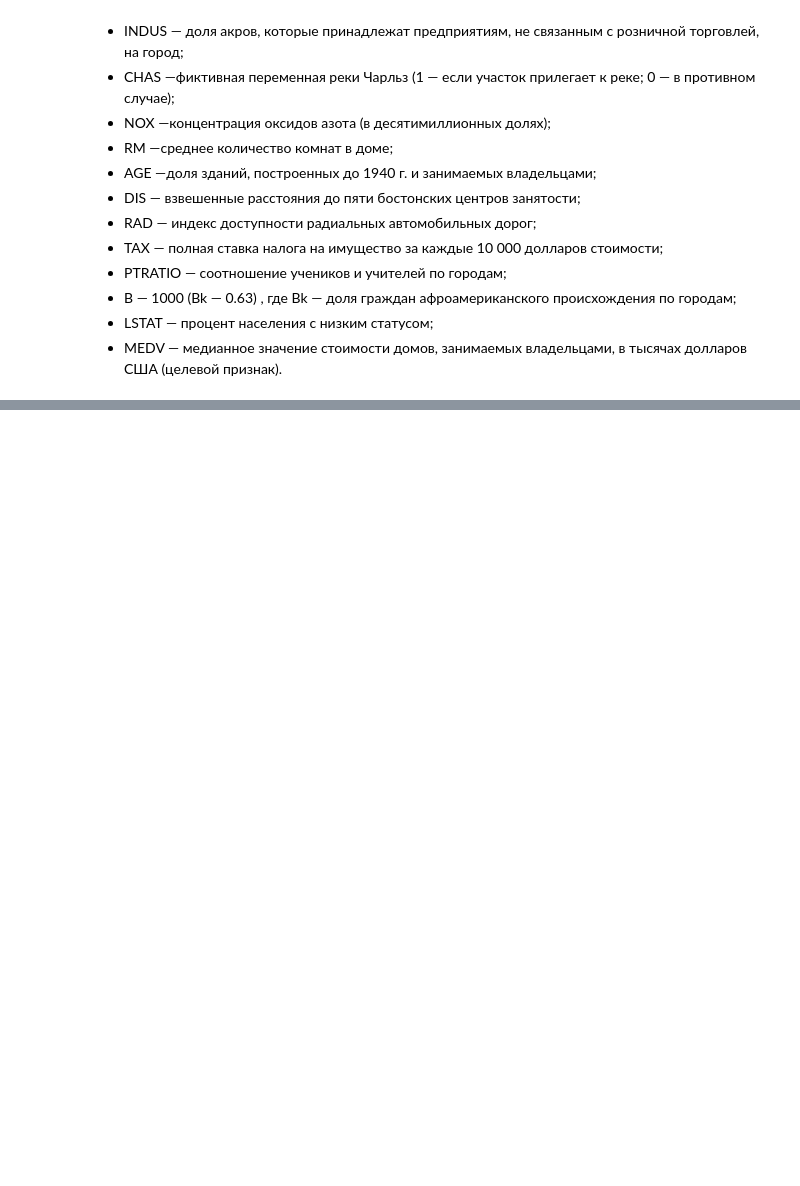
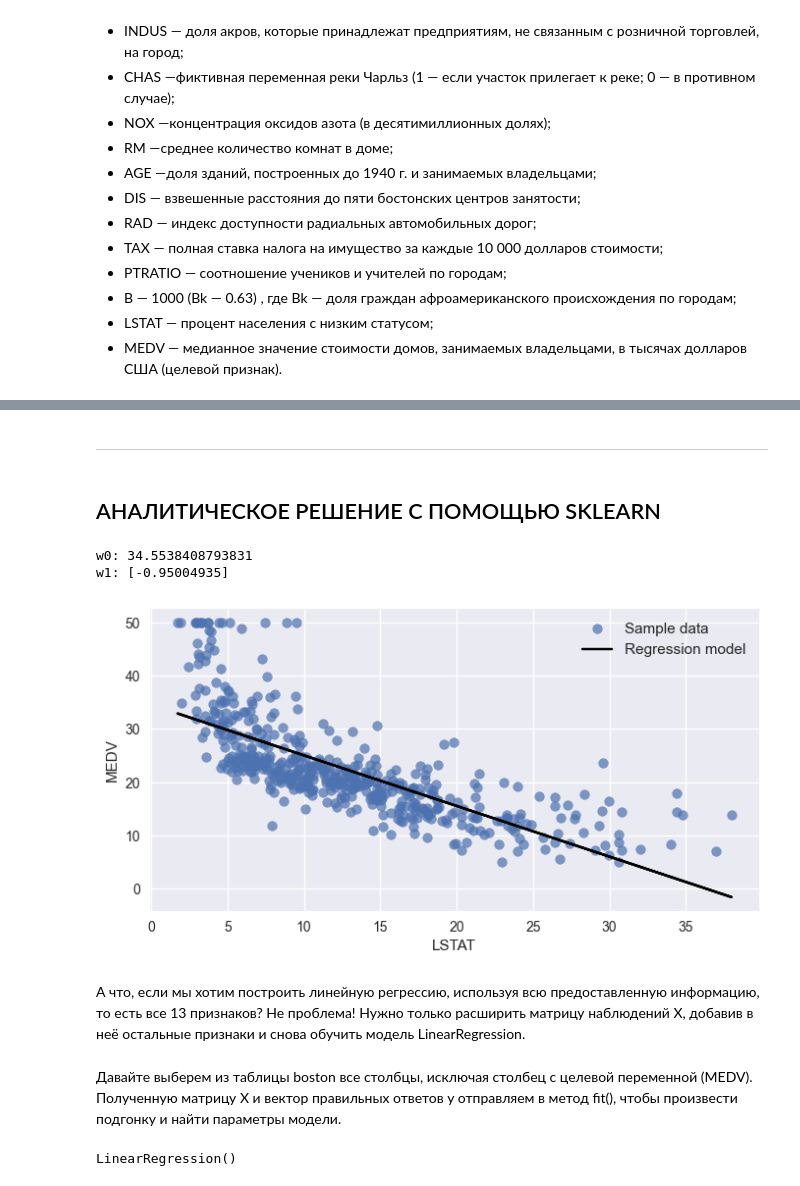
Before and after one commit to Ildar-Shamaev/ML, a Jupyter notebook: ML_2_Regression/ML.ipynb, the cells around one changed output, grey strips where cells are left out. Cells and saved outputs as stored; diff of their text form; code cells hidden in the pictures; blank space fills up the shorter version.

```diff
--- a/ML_2_Regression/ML.ipynb
+++ b/ML_2_Regression/ML.ipynb
@@ -34,0 +149,4 @@ boston_data.info()
+# %% [markdown]
+***
+# %% [markdown]
+## АНАЛИТИЧЕСКОЕ РЕШЕНИЕ С ПОМОЩЬЮ SKLEARN
@@ -34,0 +155,37 @@ boston_data.info()
+# %%
+#Создаём объект класса LinearRegression
+lr_lstat = linear_model.LinearRegression()
+#Обучаем модель — ищем параметры по МНК
+lr_lstat.fit(X, y)
+
+print('w0: {}'.format(lr_lstat.intercept_)) #свободный член w0
+print('w1: {}'.format(lr_lstat.coef_)) #остальные параметры модели w1, w2, ..., wm
+
+# w0: 34.55384087938311
+# w1: [-0.95004935]
+# %% [output]
+w0: 34.5538408793831
+w1: [-0.95004935]
+# %%
+#Предсказываем медианную цену для всех участков из набора данных
+y_predict = lr_lstat.predict(X)
+#Строим визуализацию
+plot_regression_2d(X, y, y_predict)
+# %% [output]
+[figure, added]
+# %% [markdown]
+А что, если мы хотим построить линейную регрессию, используя всю предоставленную информацию, то есть все 13 признаков? Не проблема! Нужно только расширить матрицу наблюдений X, добавив в неё остальные признаки и снова обучить модель LinearRegression.
+# %% [markdown]
+Давайте выберем из таблицы boston все столбцы, исключая столбец с целевой переменной (MEDV). Полученную матрицу X и вектор правильных ответов y отправляем в метод fit(), чтобы произвести подгонку и найти параметры модели.
+# %%
+#Составляем список факторов (исключили целевой столбец)
+features = boston_data.drop('MEDV', axis=1).columns
+#Составляем матрицу наблюдений X и вектор ответов y
+X = boston_data[features]
+y = boston_data['MEDV']
+#Создаём объект класса LinearRegression
+lr_full = linear_model.LinearRegression()
+#Обучаем модель — ищем параметры по МНК
+lr_full.fit(X, y)
+# %% [output]
+LinearRegression()
```
Also changed, not shown: parts of 26 cells of this notebook, 20 other files.
